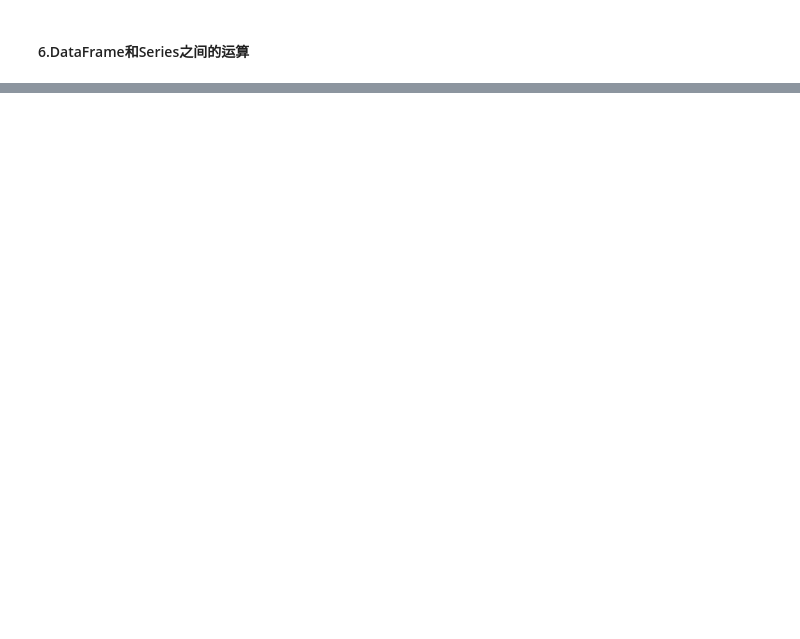
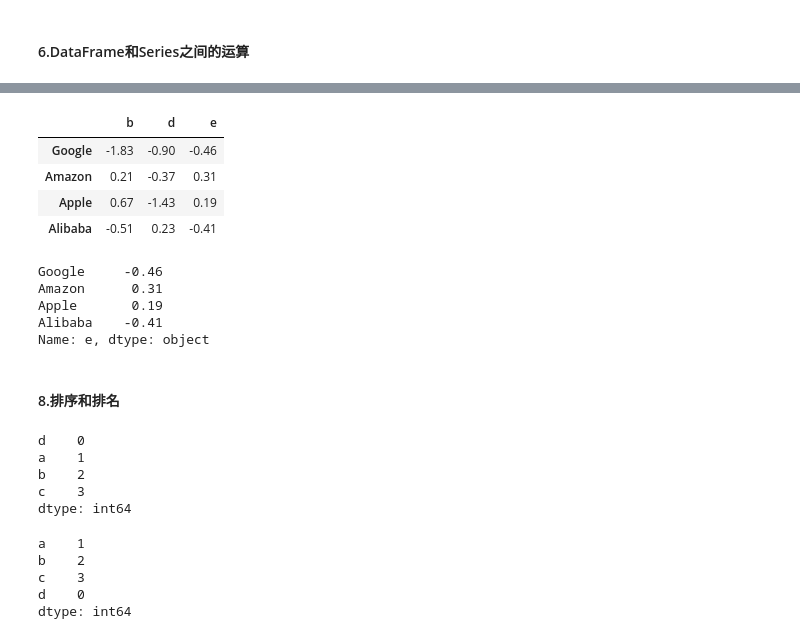
Before and after one commit to zhaokaiju/python3-data-analysis, a Jupyter notebook: c05_pandas.ipynb, the cells around one changed output, grey strips where cells are left out. Drawn from its saved outputs; the diff is of its cells as text; code cells hidden in the pictures; blank space fills up the shorter version.

```diff
--- a/c05_pandas.ipynb
+++ b/c05_pandas.ipynb
@@ -783,0 +549,20 @@ frame.sub(series3, axis=0)
+# %%
+format = lambda x: "%.2f" % x
+# %%
+frame.applymap(format)
+# %% [output]
+|  | b | d | e |
+| Google | -1.83 | -0.90 | -0.46 |
+| Amazon | 0.21 | -0.37 | 0.31 |
+| Apple | 0.67 | -1.43 | 0.19 |
+| Alibaba | -0.51 | 0.23 | -0.41 |
+# %%
+frame["e"].map(format)
+# %% [output]
+Google     -0.46
+Amazon      0.31
+Apple       0.19
+Alibaba    -0.41
+Name: e, dtype: object
+# %% [markdown]
+#### 8.排序和排名
@@ -783,0 +571,16 @@ frame.sub(series3, axis=0)
+# %%
+obj
+# %% [output]
+d    0
+a    1
+b    2
+c    3
+dtype: int64
+# %%
+obj.sort_index()
+# %% [output]
+a    1
+b    2
+c    3
+d    0
+dtype: int64
```
Also changed, not shown: parts of 91 cells of this notebook.
